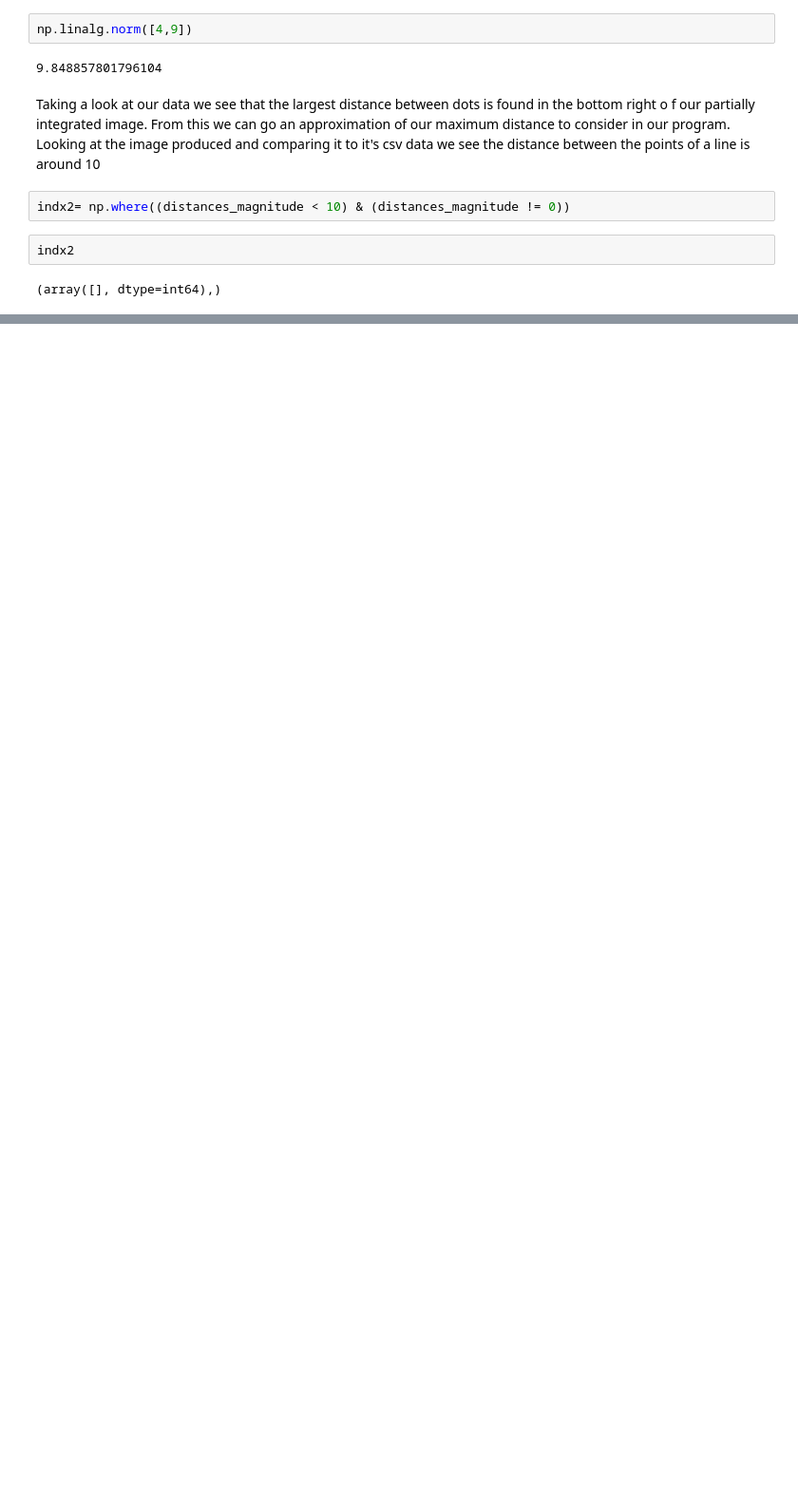
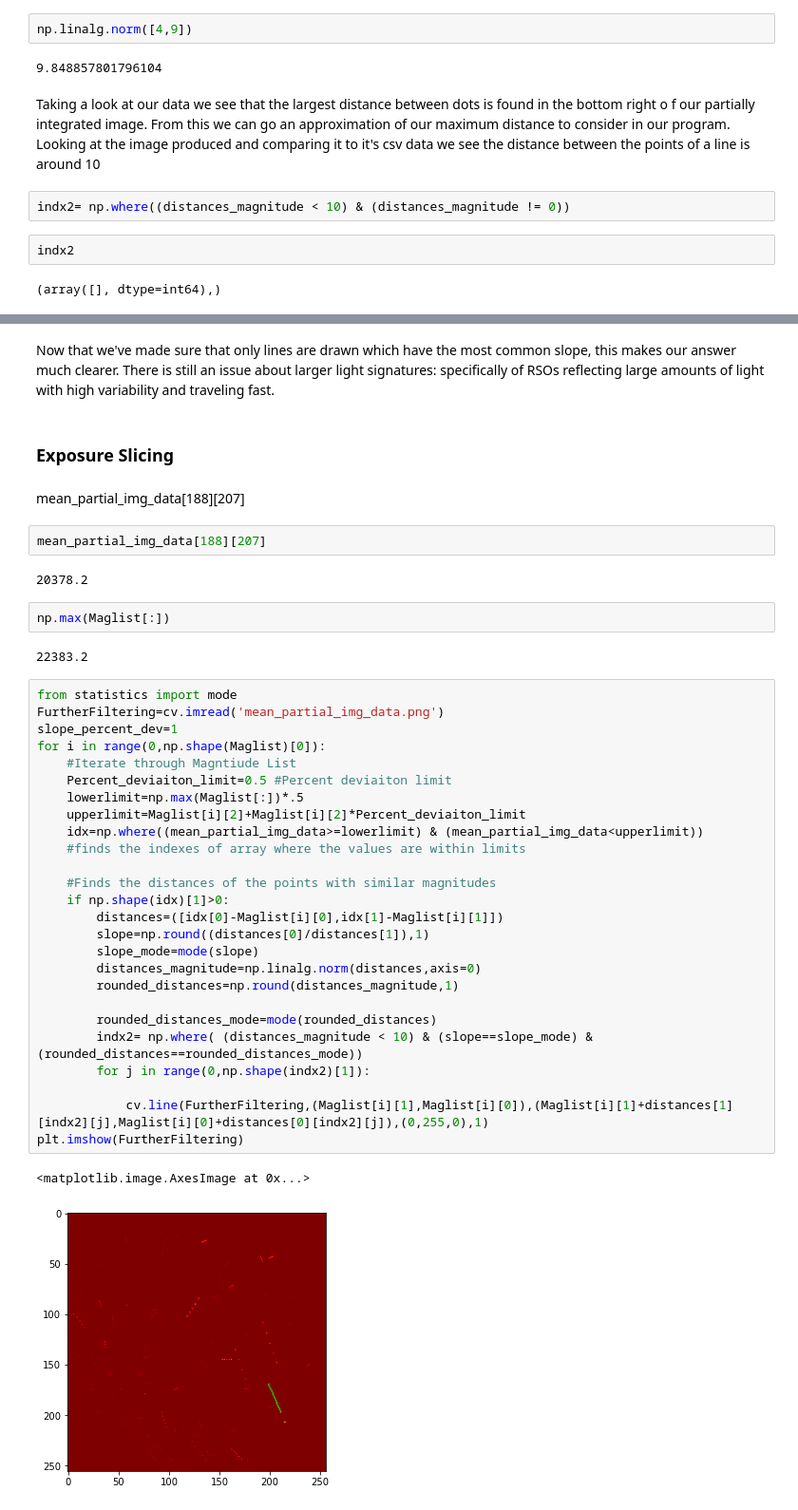
Before and after one commit to AstroStew/ESS5010-Assignment3, a Jupyter notebook: ESS5010Assignment3 Outline.ipynb, the cells around one changed output, grey strips where cells are left out. Shown at 95% size. Cells and saved outputs as stored; diff of their text form; blank space fills up the shorter version.

```diff
--- a/ESS5010Assignment3 Outline.ipynb
+++ b/ESS5010Assignment3 Outline.ipynb
@@ -836,0 +682,43 @@ import collections
+# %% [markdown]
+Now that we've made sure that only lines are drawn which have the most common slope, this makes our answer much clearer. There is still an issue about larger light signatures: specifically of RSOs reflecting large amounts of light with high variability and traveling fast.
+# %% [markdown]
+### Exposure Slicing
+# %% [markdown]
+mean_partial_img_data[188][207]
+# %%
+mean_partial_img_data[188][207]
+# %% [output]
+20378.2
+# %%
+np.max(Maglist[:])
+# %% [output]
+22383.2
+# %%
+from statistics import mode
+FurtherFiltering=cv.imread('mean_partial_img_data.png')
+slope_percent_dev=1
+for i in range(0,np.shape(Maglist)[0]):
+    #Iterate through Magntiude List
+    Percent_deviaiton_limit=0.5 #Percent deviaiton limit
+    lowerlimit=np.max(Maglist[:])*.5
+    upperlimit=Maglist[i][2]+Maglist[i][2]*Percent_deviaiton_limit
+    idx=np.where((mean_partial_img_data>=lowerlimit) & (mean_partial_img_data<upperlimit))
+    #finds the indexes of array where the values are within limits
+
+    #Finds the distances of the points with similar magnitudes
+    if np.shape(idx)[1]>0:
+        distances=([idx[0]-Maglist[i][0],idx[1]-Maglist[i][1]])
+        slope=np.round((distances[0]/distances[1]),1)
+        slope_mode=mode(slope)
+        distances_magnitude=np.linalg.norm(distances,axis=0)
+        rounded_distances=np.round(distances_magnitude,1)
+
+        rounded_distances_mode=mode(rounded_distances)
+        indx2= np.where( (distances_magnitude < 10) & (slope==slope_mode) & (rounded_distances==rounded_distances_mode))
+        for j in range(0,np.shape(indx2)[1]):
+
+            cv.line(FurtherFiltering,(Maglist[i][1],Maglist[i][0]),(Maglist[i][1]+distances[1][indx2][j],Maglist[i][0]+distances[0][indx2][j]),(0,255,0),1)
+plt.imshow(FurtherFiltering)
+# %% [output]
+<matplotlib.image.AxesImage at 0x...>
+[figure, added]
```
Also changed, not shown: parts of 135 cells of this notebook, 1 other file.
